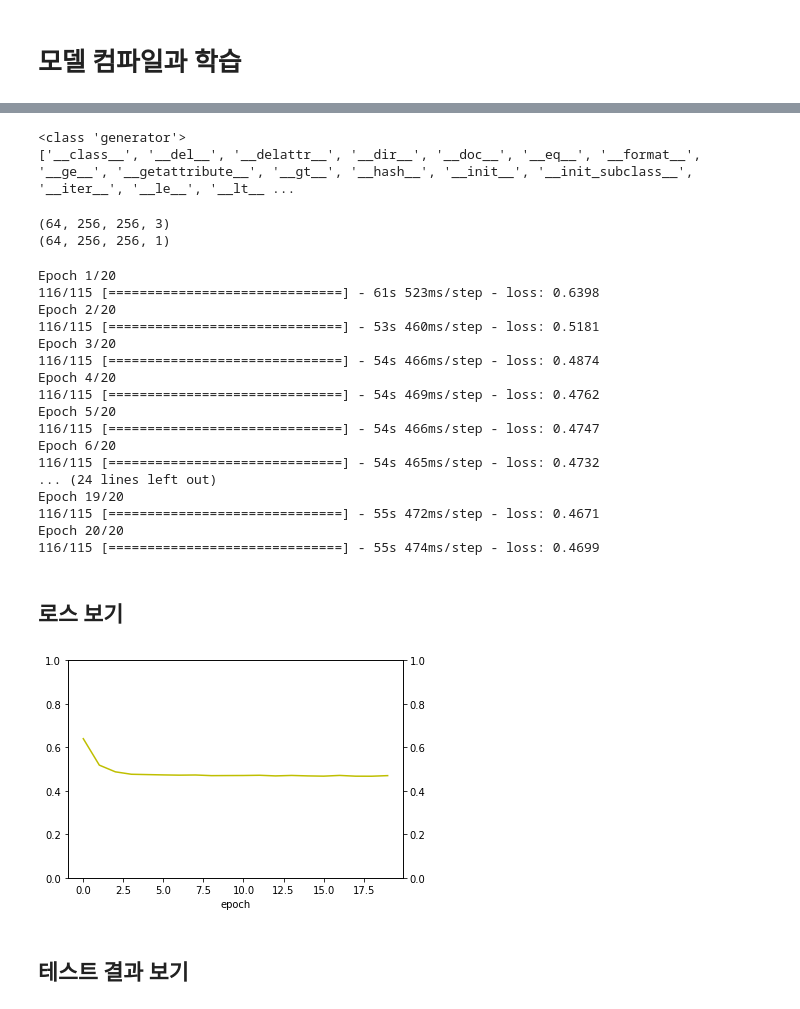
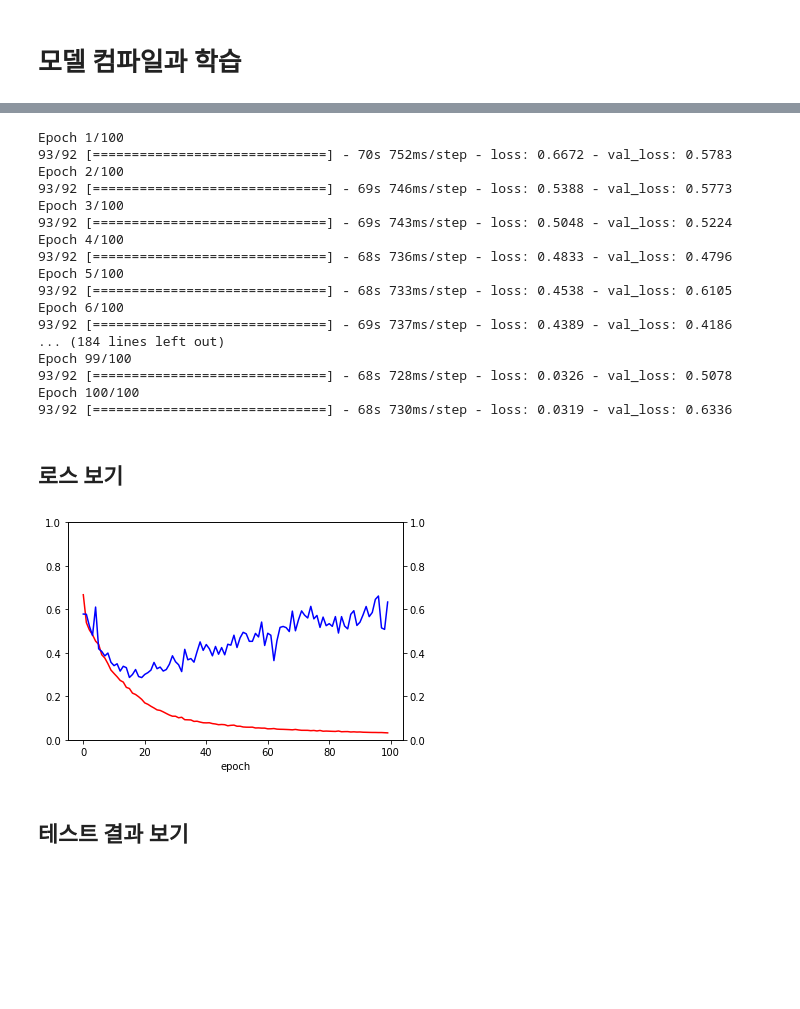
Before and after one commit to dhrim/opensw_camp_2020, a Jupyter notebook: material/deep_learning/unet_segementation_color_image.ipynb, the cells around one changed output, grey strips where cells are left out. Drawn from its saved outputs; the diff is of its cells as text; code cells hidden in the pictures; blank space fills up the shorter version.

Commit message:
Add files via upload
unet segmentation color image 실습교제 업데이트

```diff
--- a/material/deep_learning/unet_segementation_color_image.ipynb
+++ b/material/deep_learning/unet_segementation_color_image.ipynb
@@ -191,0 +150,6 @@ display(Image('annotations/trimaps/Abyssinian_1.png'))
+# %%
+label = cv2.imread('annotations/trimaps/Abyssinian_1.png', cv2.IMREAD_GRAYSCALE)
+print(label.shape)
+plt.imshow(label)
+plt.show()
+print(label[100][300:360])
@@ -372,60 +375,46 @@ def train_batch_generator(image_generator, label_generator):
-# %%
-t = train_batch_generator(img_generator, label_generator)
-print(type(t))
-print(dir(t))
-n = next(t)
-# %% [output]
-<class 'generator'>
-['__class__', '__del__', '__delattr__', '__dir__', '__doc__', '__eq__', '__format__', '__ge__', '__getattribute__', '__gt__', '__hash__', '__init__', '__init_subclass__', '__iter__', '__le__', '__lt__ ...
-# %%
-(n0, n1) = n
-print(n0.shape)
-print(n1.shape)
-# %% [output]
-(64, 256, 256, 3)
-(64, 256, 256, 1)
 # %%
-
-# 학습
 hist = model.fit_generator(
-    train_batch_generator(img_generator, label_generator),
-    steps_per_epoch=img_generator.samples/64,
-    epochs=20,
+    train_data_generator,
+    steps_per_epoch=train_img_generator.samples/64,
+    validation_data=validation_data_generator,
+    validation_steps=validation_img_generator.samples/64,
+    epochs=100,
     verbose=1)
 # %% [output]
-Epoch 1/20
-116/115 [==============================] - 61s 523ms/step - loss: 0.6398
-Epoch 2/20
-116/115 [==============================] - 53s 460ms/step - loss: 0.5181
-Epoch 3/20
-116/115 [==============================] - 54s 466ms/step - loss: 0.4874
-Epoch 4/20
-116/115 [==============================] - 54s 469ms/step - loss: 0.4762
-Epoch 5/20
-116/115 [==============================] - 54s 466ms/step - loss: 0.4747
-Epoch 6/20
-116/115 [==============================] - 54s 465ms/step - loss: 0.4732
-... (24 lines left out)
-Epoch 19/20
-116/115 [==============================] - 55s 472ms/step - loss: 0.4671
-Epoch 20/20
-116/115 [==============================] - 55s 474ms/step - loss: 0.4699
+Epoch 1/100
+93/92 [==============================] - 70s 752ms/step - loss: 0.6672 - val_loss: 0.5783
+Epoch 2/100
+93/92 [==============================] - 69s 746ms/step - loss: 0.5388 - val_loss: 0.5773
+Epoch 3/100
+93/92 [==============================] - 69s 743ms/step - loss: 0.5048 - val_loss: 0.5224
+Epoch 4/100
+93/92 [==============================] - 68s 736ms/step - loss: 0.4833 - val_loss: 0.4796
+Epoch 5/100
+93/92 [==============================] - 68s 733ms/step - loss: 0.4538 - val_loss: 0.6105
+Epoch 6/100
+93/92 [==============================] - 69s 737ms/step - loss: 0.4389 - val_loss: 0.4186
+... (184 lines left out)
+Epoch 99/100
+93/92 [==============================] - 68s 728ms/step - loss: 0.0326 - val_loss: 0.5078
+Epoch 100/100
+93/92 [==============================] - 68s 730ms/step - loss: 0.0319 - val_loss: 0.6336
 # %% [markdown]
 ## 로스 보기
 # %%
 fig, loss_ax = plt.subplots()
 
 acc_ax = loss_ax.twinx()
 
-loss_ax.plot(hist.history['loss'], 'y', label='train loss')
+loss_ax.plot(hist.history['loss'], 'r')
+loss_ax.plot(hist.history['val_loss'], 'b')
 loss_ax.set_ylim([0.0, 1.0])
 
 
 loss_ax.set_xlabel('epoch')
 
 plt.show()
 # %% [output]
-[figure, old version]
+[figure, new version]
 # %% [markdown]
 ## 테스트 결과 보기
 # %%
```
Also changed, not shown: parts of 18 cells of this notebook.
